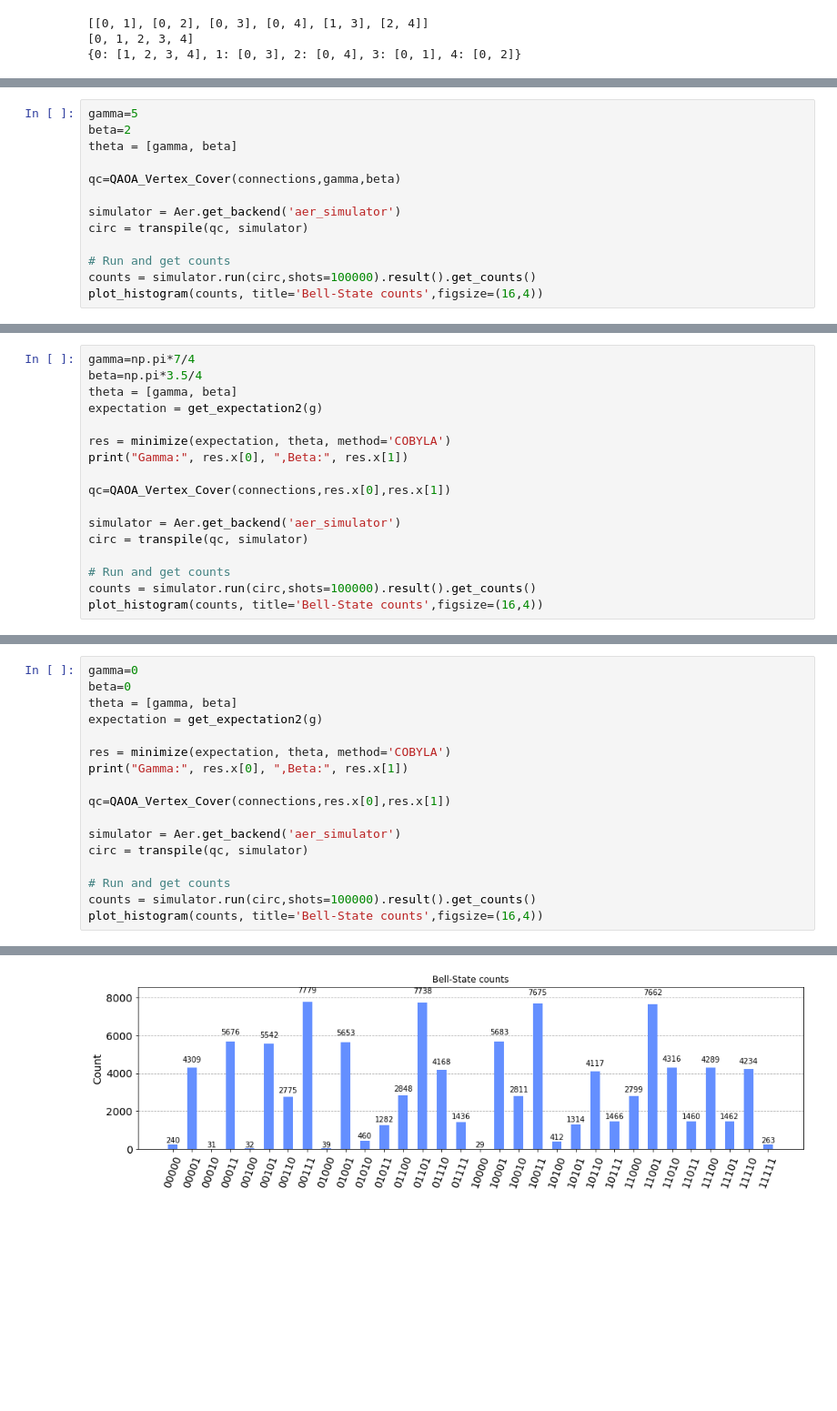
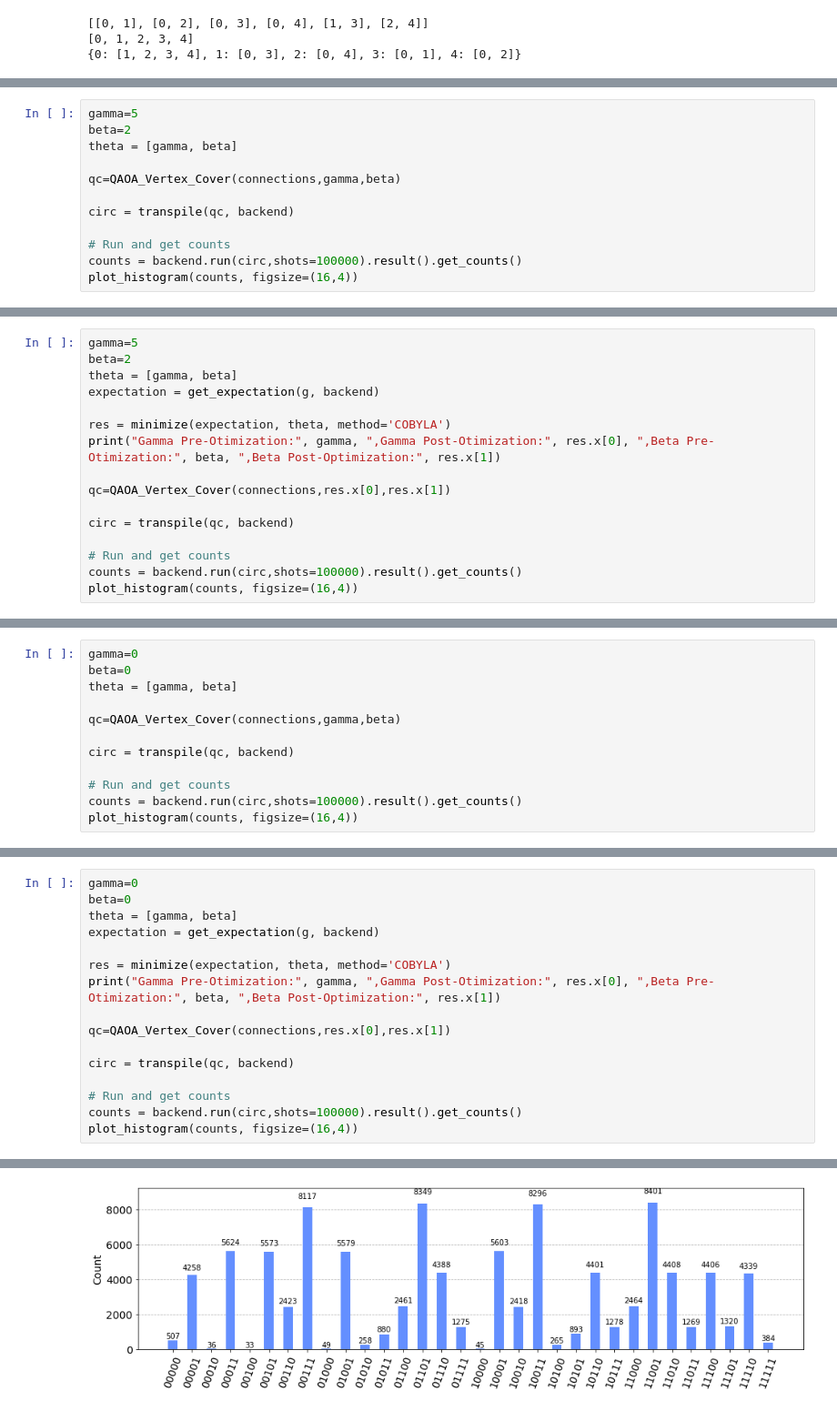
Before and after one commit to themehtaphysical/qaoa, a Jupyter notebook: QAOA Vertex Cover.ipynb, the cells around one changed output, grey strips where cells are left out. Shown at 91% size. Cells and saved outputs as stored; diff of their text form; blank space fills up the shorter version.

```diff
--- a/QAOA Vertex Cover.ipynb
+++ b/QAOA Vertex Cover.ipynb
@@ -224,10 +179,9 @@ theta = [gamma, beta]
 
 qc=QAOA_Vertex_Cover(connections,gamma,beta)
 
-simulator = Aer.get_backend('aer_simulator')
-circ = transpile(qc, simulator)
+circ = transpile(qc, backend)
 
 # Run and get counts
-counts = simulator.run(circ,shots=100000).result().get_counts()
-plot_histogram(counts, title='Bell-State counts',figsize=(16,4))
+counts = backend.run(circ,shots=100000).result().get_counts()
+plot_histogram(counts, figsize=(16,4))
 # %% [output]
@@ -235,18 +189,17 @@ plot_histogram(counts, title='Bell-State counts',figsize=(16,4))
 # %%
-gamma=np.pi*7/4
-beta=np.pi*3.5/4
+gamma=5
+beta=2
 theta = [gamma, beta]
-expectation = get_expectation2(g)
+expectation = get_expectation(g, backend)
 
 res = minimize(expectation, theta, method='COBYLA')
-print("Gamma:", res.x[0], ",Beta:", res.x[1])
+print("Gamma Pre-Otimization:", gamma, ",Gamma Post-Otimization:", res.x[0], ",Beta Pre-Otimization:", beta, ",Beta Post-Optimization:", res.x[1])
 
 qc=QAOA_Vertex_Cover(connections,res.x[0],res.x[1])
 
-simulator = Aer.get_backend('aer_simulator')
-circ = transpile(qc, simulator)
+circ = transpile(qc, backend)
 
 # Run and get counts
-counts = simulator.run(circ,shots=100000).result().get_counts()
-plot_histogram(counts, title='Bell-State counts',figsize=(16,4))
+counts = backend.run(circ,shots=100000).result().get_counts()
+plot_histogram(counts, figsize=(16,4))
 # %% [output]
@@ -254,0 +208,12 @@ Gamma: 5.491516187787636 ,Beta: 2.7336428056691444
+# %%
+gamma=0
+beta=0
+theta = [gamma, beta]
+
+qc=QAOA_Vertex_Cover(connections,gamma,beta)
+
+circ = transpile(qc, backend)
+
+# Run and get counts
+counts = backend.run(circ,shots=100000).result().get_counts()
+plot_histogram(counts, figsize=(16,4))
@@ -256,17 +223,16 @@ Gamma: 5.491516187787636 ,Beta: 2.7336428056691444
 gamma=0
 beta=0
 theta = [gamma, beta]
-expectation = get_expectation2(g)
+expectation = get_expectation(g, backend)
 
 res = minimize(expectation, theta, method='COBYLA')
-print("Gamma:", res.x[0], ",Beta:", res.x[1])
+print("Gamma Pre-Otimization:", gamma, ",Gamma Post-Otimization:", res.x[0], ",Beta Pre-Otimization:", beta, ",Beta Post-Optimization:", res.x[1])
 
 qc=QAOA_Vertex_Cover(connections,res.x[0],res.x[1])
 
-simulator = Aer.get_backend('aer_simulator')
-circ = transpile(qc, simulator)
+circ = transpile(qc, backend)
 
 # Run and get counts
-counts = simulator.run(circ,shots=100000).result().get_counts()
-plot_histogram(counts, title='Bell-State counts',figsize=(16,4))
+counts = backend.run(circ,shots=100000).result().get_counts()
+plot_histogram(counts, figsize=(16,4))
 # %% [output]
@@ -274 +240 @@ Gamma: -0.8344415328000837 ,Beta: -3.4826507091038637
-[figure, old version]
+[figure, new version]
```
Also changed, not shown: parts of 42 cells of this notebook.
